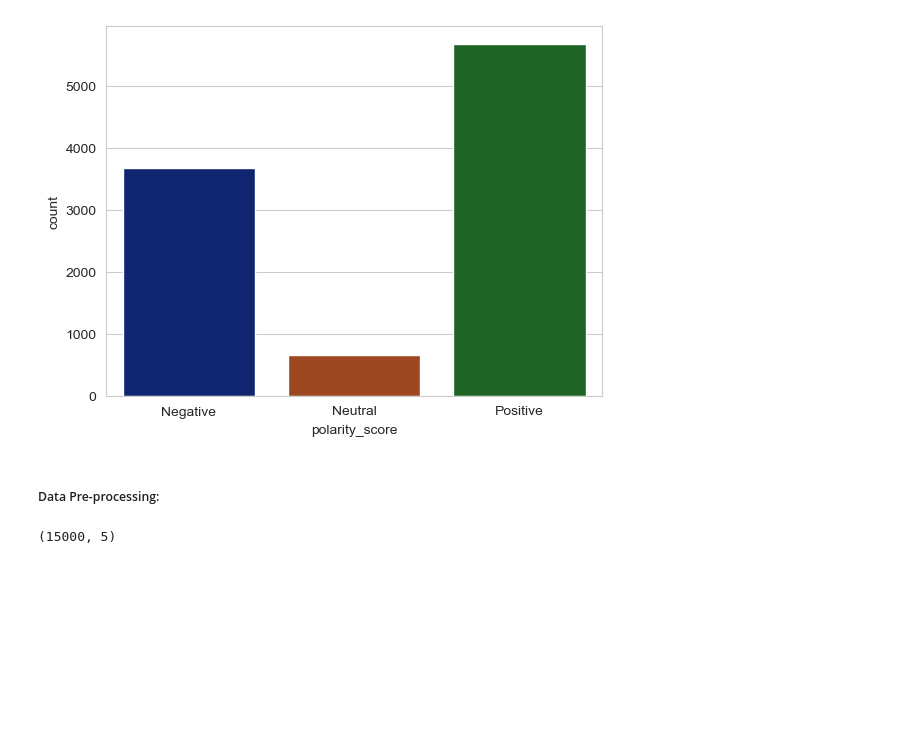
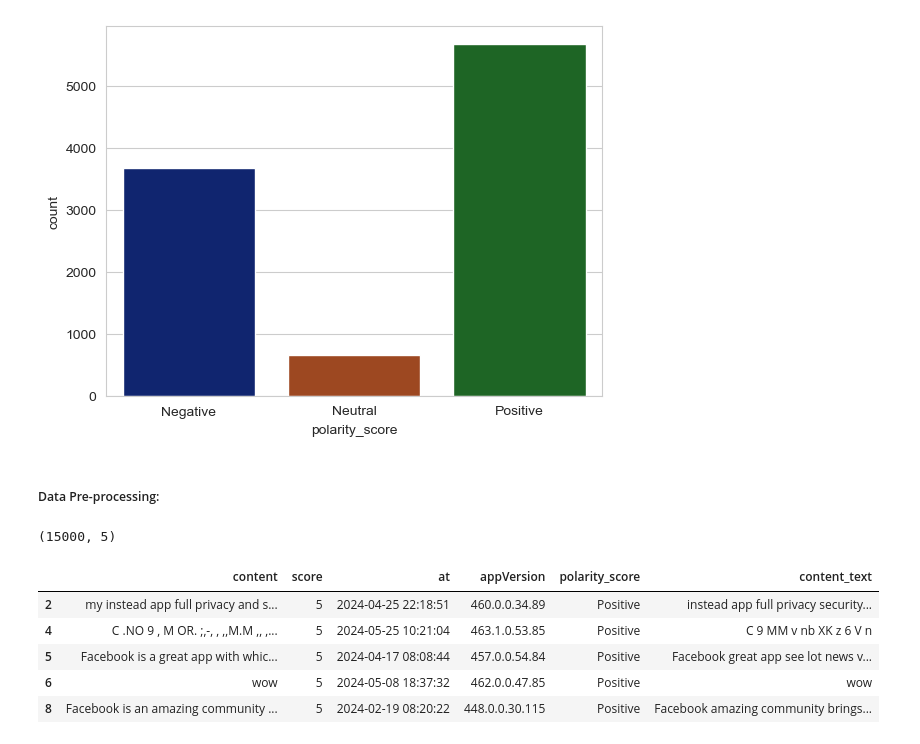
Before and after one commit to ThBrasilDaCosta/CA2-ML-Neural-Semantic, a Jupyter notebook: ThiagoCosta_ML_CA2.ipynb, the cells around one changed output. Cells and saved outputs as stored; diff of their text form; code cells hidden in the pictures; blank space fills up the shorter version.

Commit message:
cleaned the text in 'content' and created the 'content_text'. prepering to encode phase.

```diff
--- a/ThiagoCosta_ML_CA2.ipynb
+++ b/ThiagoCosta_ML_CA2.ipynb
@@ -712,3 +712,22 @@ facebook_reviews = pd.concat([facebook_reviews_pos, facebook_reviews_neu_over, f
 facebook_reviews.shape
 # %% [output]
 (15000, 5)
+# %%
+def process_get_text(text):
+    stpword = stopwords.words('english')
+    no_punctuation = [char for char in text if char not in
+string.punctuation]
+    no_punctuation = ''.join(no_punctuation)
+    return ' '.join([word for word in no_punctuation.split() if
+word.lower() not in stpword])
+# %%
+facebook_reviews['content_text'] = facebook_reviews['content'].apply(process_get_text)
+# %%
+facebook_reviews.head()
+# %% [output]
+|  | content | score | at | appVersion | polarity_score | content_text |
+| 2 | my instead app full privacy and s... | 5 | 2024-04-25 22:18:51 | 460.0.0.34.89 | Positive | instead app full privacy security... |
+| 4 | C .NO 9 , M OR. ;,-, , ,,M.M ,, ,... | 5 | 2024-05-25 10:21:04 | 463.1.0.53.85 | Positive | C 9 MM v nb XK z 6 V n |
+| 5 | Facebook is a great app with whic... | 5 | 2024-04-17 08:08:44 | 457.0.0.54.84 | Positive | Facebook great app see lot news v... |
+| 6 | wow | 5 | 2024-05-08 18:37:32 | 462.0.0.47.85 | Positive | wow |
+| 8 | Facebook is an amazing community ... | 5 | 2024-02-19 08:20:22 | 448.0.0.30.115 | Positive | Facebook amazing community brings... |
```
Also changed, not shown: parts of 3 cells of this notebook.
